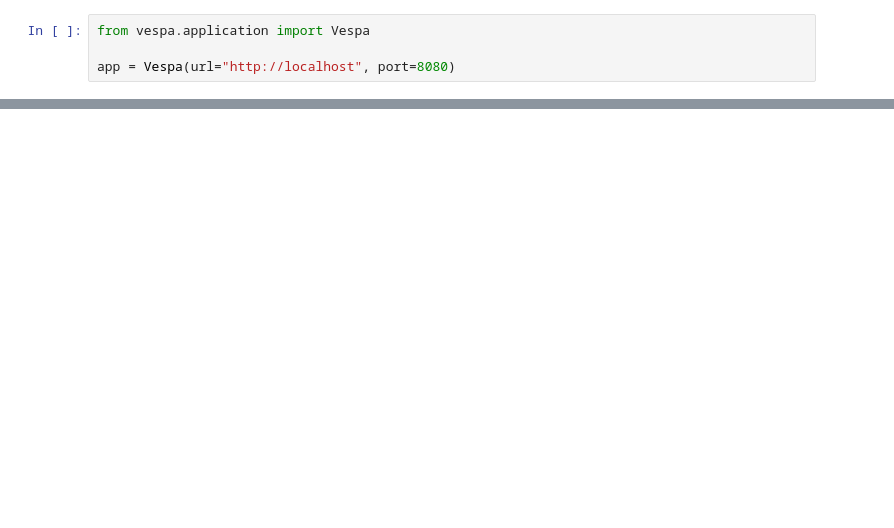
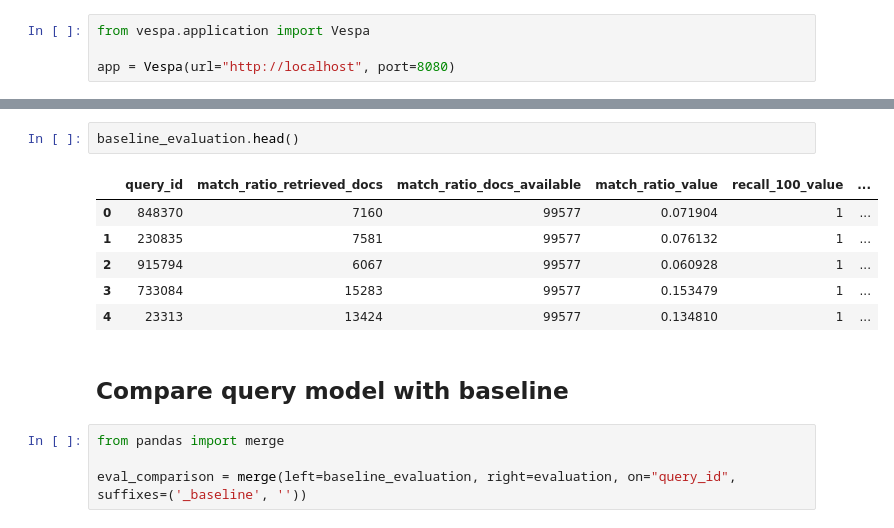
Before and after one commit to thigm85/blog, a Jupyter notebook: _notebooks/2020-05-15-msmarco-evaluation.ipynb, the cells around one changed output, grey strips where cells are left out. Saved outputs shown, nothing was run; the diff lists cells and outputs as text; blank space fills up the shorter version.

```diff
--- a/_notebooks/2020-05-15-msmarco-evaluation.ipynb
+++ b/_notebooks/2020-05-15-msmarco-evaluation.ipynb
@@ -31,0 +130,15 @@ app.query(query="this is a test", query_model=query_model)
+# %%
+baseline_evaluation.head()
+# %% [output]
+|  | query_id | match_ratio_retrieved_docs | match_ratio_docs_available | match_ratio_value | recall_100_value | ... |
+| 0 | 848370 | 7160 | 99577 | 0.071904 | 1 | ... |
+| 1 | 230835 | 7581 | 99577 | 0.076132 | 1 | ... |
+| 2 | 915794 | 6067 | 99577 | 0.060928 | 1 | ... |
+| 3 | 733084 | 15283 | 99577 | 0.153479 | 1 | ... |
+| 4 | 23313 | 13424 | 99577 | 0.134810 | 1 | ... |
+# %% [markdown]
+## Compare query model with baseline
+# %%
+from pandas import merge
+
+eval_comparison = merge(left=baseline_evaluation, right=evaluation, on="query_id", suffixes=('_baseline', ''))
```
Also changed, not shown: parts of 42 cells of this notebook.
